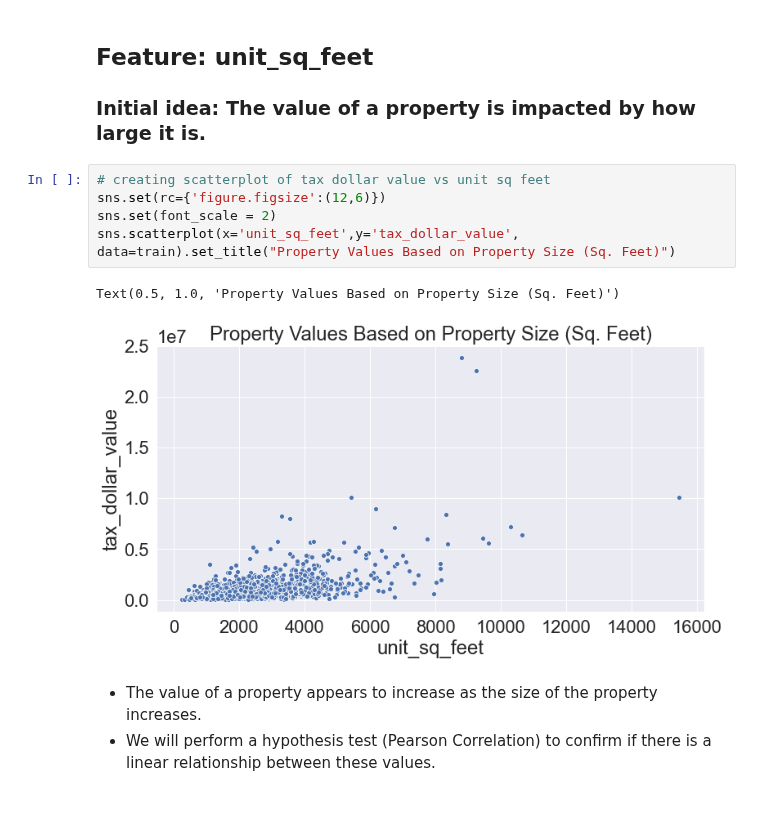
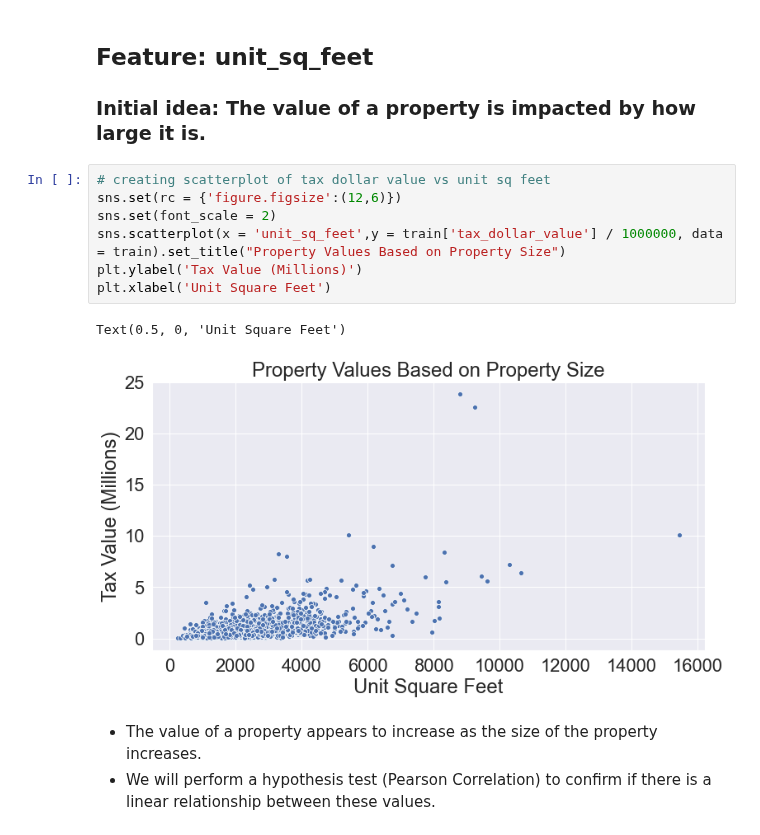
Before and after one commit to Zillow-sam-and-matt/Zillow, a Jupyter notebook: zillow_project_main_notebook.ipynb, the cells around one changed output. Cells and saved outputs as stored; diff of their text form; blank space fills up the shorter version.

```diff
--- a/zillow_project_main_notebook.ipynb
+++ b/zillow_project_main_notebook.ipynb
@@ -150,12 +150,14 @@ sns.heatmap(hmap_train.corr(), cmap='Blues', annot=True)
 ### Initial idea: The value of a property is impacted by how large it is.
 # %%
 # creating scatterplot of tax dollar value vs unit sq feet
-sns.set(rc={'figure.figsize':(12,6)})
+sns.set(rc = {'figure.figsize':(12,6)})
 sns.set(font_scale = 2)
-sns.scatterplot(x='unit_sq_feet',y='tax_dollar_value', data=train).set_title("Property Values Based on Property Size (Sq. Feet)")
+sns.scatterplot(x = 'unit_sq_feet',y = train['tax_dollar_value'] / 1000000, data = train).set_title("Property Values Based on Property Size")
+plt.ylabel('Tax Value (Millions)')
+plt.xlabel('Unit Square Feet')
 # %% [output]
-Text(0.5, 1.0, 'Property Values Based on Property Size (Sq. Feet)')
+Text(0.5, 0, 'Unit Square Feet')
-[figure, old version]
+[figure, new version]
 # %% [markdown]
 - The value of a property appears to increase as the size of the property increases.
 - We will perform a hypothesis test (Pearson Correlation) to confirm if there is a linear relationship between these values.
```
Also changed, not shown: parts of 13 cells of this notebook.
